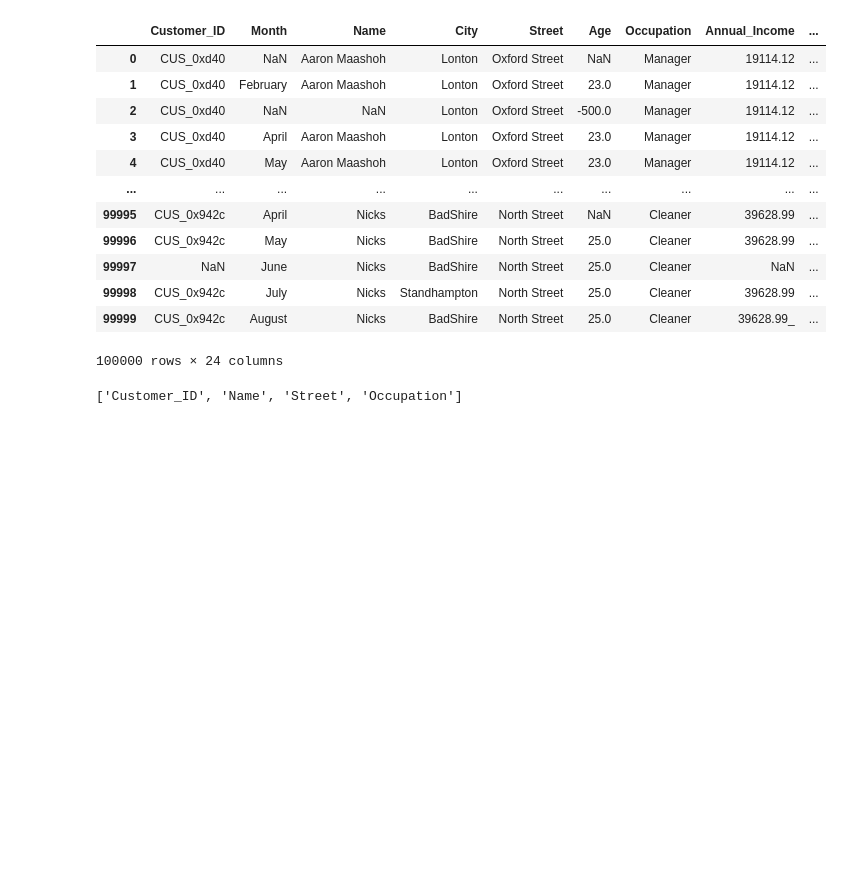
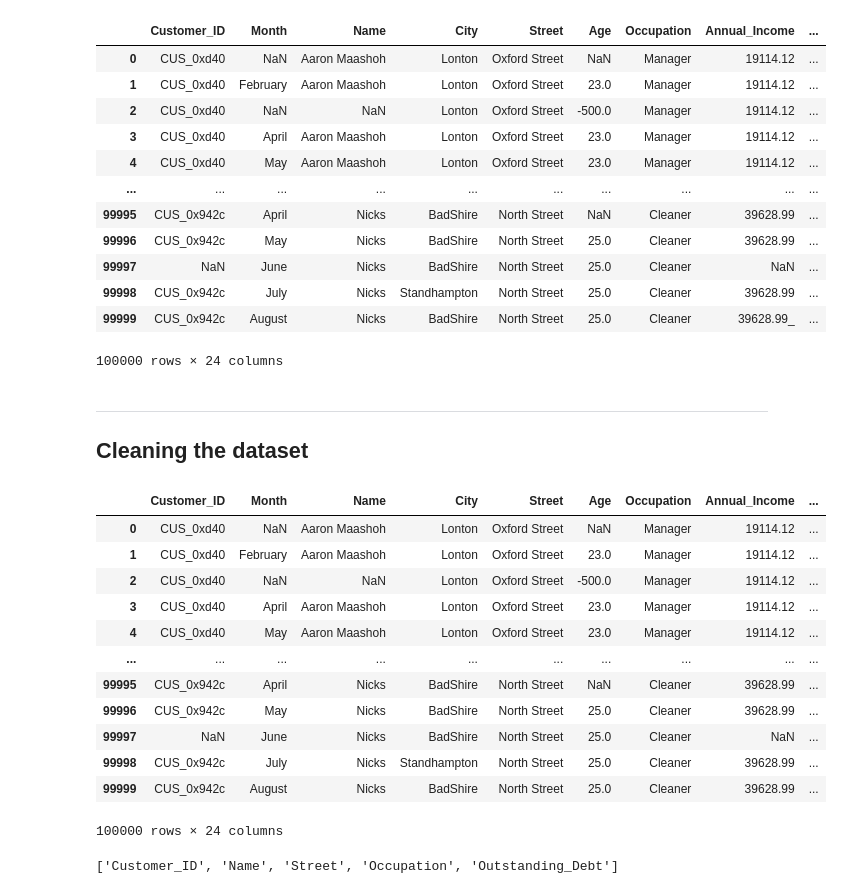
Before and after one commit to Chargent/Credit-Score-Prediction, a Jupyter notebook: main.ipynb, the cells around one changed output. Saved outputs shown, nothing was run; the diff lists cells and outputs as text; code cells hidden in the pictures; blank space fills up the shorter version.

```diff
--- a/main.ipynb
+++ b/main.ipynb
@@ -63,6 +65,37 @@ df
 | 99998 | CUS_0x942c | July | Nicks | Standhampton | North Street | 25.0 | Cleaner | 39628.99 | ... |
 | 99999 | CUS_0x942c | August | Nicks | BadShire | North Street | 25.0 | Cleaner | 39628.99_ | ... |
 100000 rows × 24 columns
+# %% [markdown]
+---
+
+## Cleaning the dataset
+# %%
+# Find all the columns that contain underscores in their values
+underscore_columns = []
+for col in df.columns:
+    # Check if column contains any string values
+    if df[col].dtype == 'object' and df[col].astype(str).str.contains('_').any():
+            underscore_columns.append(col)
+
+# Clean underscores from all columns identified
+for col in underscore_columns:
+    if col != 'Customer_ID':
+        df[col] = df[col].apply(lambda x: x.replace('_','') if isinstance(x, str) else x)
+df
+# %% [output]
+|  | Customer_ID | Month | Name | City | Street | Age | Occupation | Annual_Income | ... |
+| 0 | CUS_0xd40 | NaN | Aaron Maashoh | Lonton | Oxford Street | NaN | Manager | 19114.12 | ... |
+| 1 | CUS_0xd40 | February | Aaron Maashoh | Lonton | Oxford Street | 23.0 | Manager | 19114.12 | ... |
+| 2 | CUS_0xd40 | NaN | NaN | Lonton | Oxford Street | -500.0 | Manager | 19114.12 | ... |
+| 3 | CUS_0xd40 | April | Aaron Maashoh | Lonton | Oxford Street | 23.0 | Manager | 19114.12 | ... |
+| 4 | CUS_0xd40 | May | Aaron Maashoh | Lonton | Oxford Street | 23.0 | Manager | 19114.12 | ... |
+| ... | ... | ... | ... | ... | ... | ... | ... | ... | ... |
+| 99995 | CUS_0x942c | April | Nicks | BadShire | North Street | NaN | Cleaner | 39628.99 | ... |
+| 99996 | CUS_0x942c | May | Nicks | BadShire | North Street | 25.0 | Cleaner | 39628.99 | ... |
+| 99997 | NaN | June | Nicks | BadShire | North Street | 25.0 | Cleaner | NaN | ... |
+| 99998 | CUS_0x942c | July | Nicks | Standhampton | North Street | 25.0 | Cleaner | 39628.99 | ... |
+| 99999 | CUS_0x942c | August | Nicks | BadShire | North Street | 25.0 | Cleaner | 39628.99 | ... |
+100000 rows × 24 columns
 # %%
 # Finding the uniform columns in the DataFrame
 def uniform_columns(df, chunk_size=8):
@@ -84,7 +117,7 @@ def uniform_columns(df, chunk_size=8):
 uniform_col = uniform_columns(df,8)
 uniform_col
 # %% [output]
-['Customer_ID', 'Name', 'Street', 'Occupation']
+['Customer_ID', 'Name', 'Street', 'Occupation', 'Outstanding_Debt']
 # %%
 # Process the DataFrame in chunks of 8 rows
 chunk_size = 8
```
Also changed, not shown: parts of 8 cells of this notebook.
